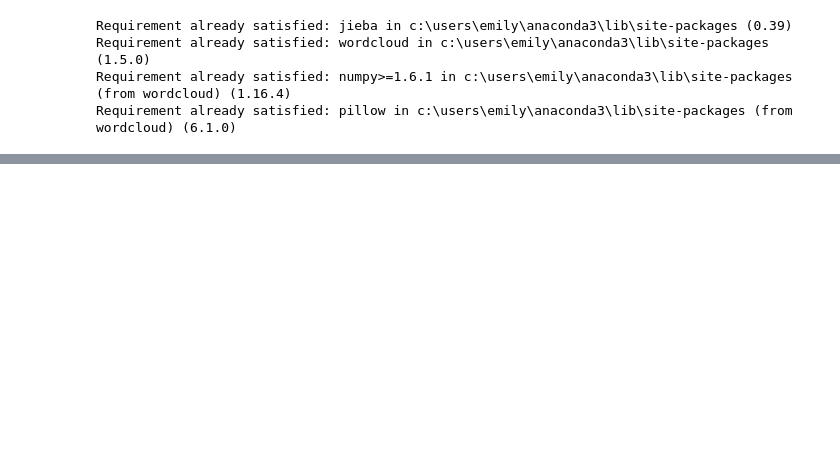
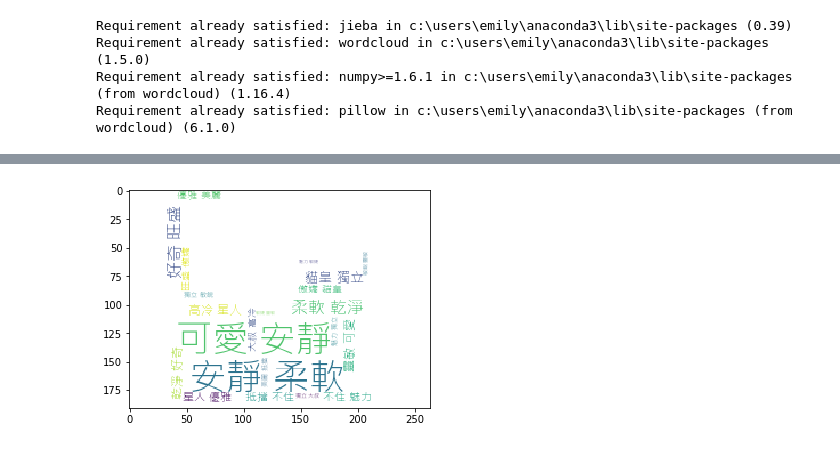
Before and after one commit to Emily323/my-python-work, a Jupyter notebook: my_work/w6_2.ipynb, the cells around one changed output, grey strips where cells are left out. Cells and saved outputs as stored; diff of their text form; code cells hidden in the pictures; blank space fills up the shorter version.

```diff
--- a/my_work/w6_2.ipynb
+++ b/my_work/w6_2.ipynb
@@ -33,0 +31,15 @@ Use ``imageio.imread`` instead.
+# %%
+a = open('C:/Python Work/text.txt','r',encoding="utf-8").read()
+b = ' '.join(jieba.cut(text))
+
+c= WordCloud(font_path='c:\WINDOWS\FONTS\MSJHL.TTC',
+mask=color_mask,
+background_color="white",
+max_words=50,
+max_font_size=32)
+word_cloud = cloud.generate(b)
+plt.axis('off')
+plt.imshow(word_cloud)
+plt.show()
+# %% [output]
+[figure, added]
```
Also changed, not shown: parts of 2 cells of this notebook.
